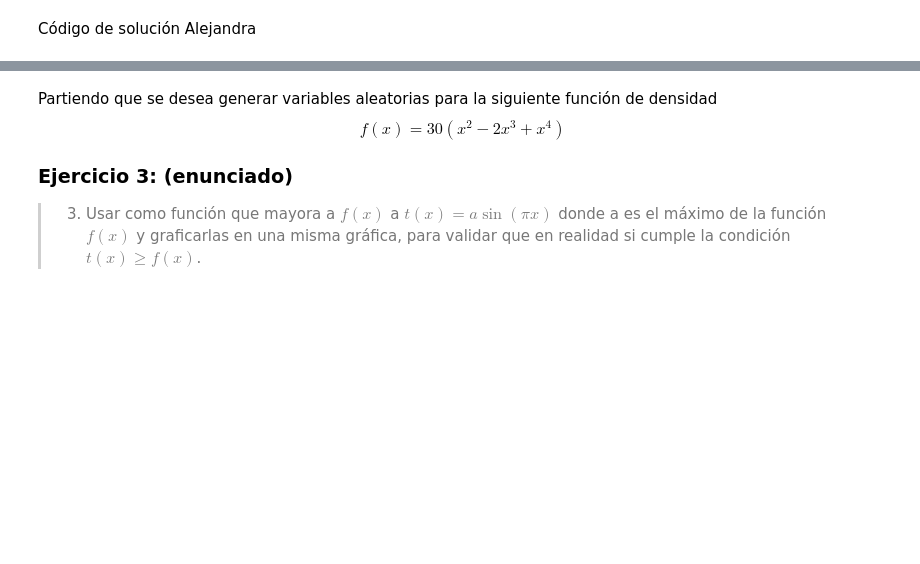
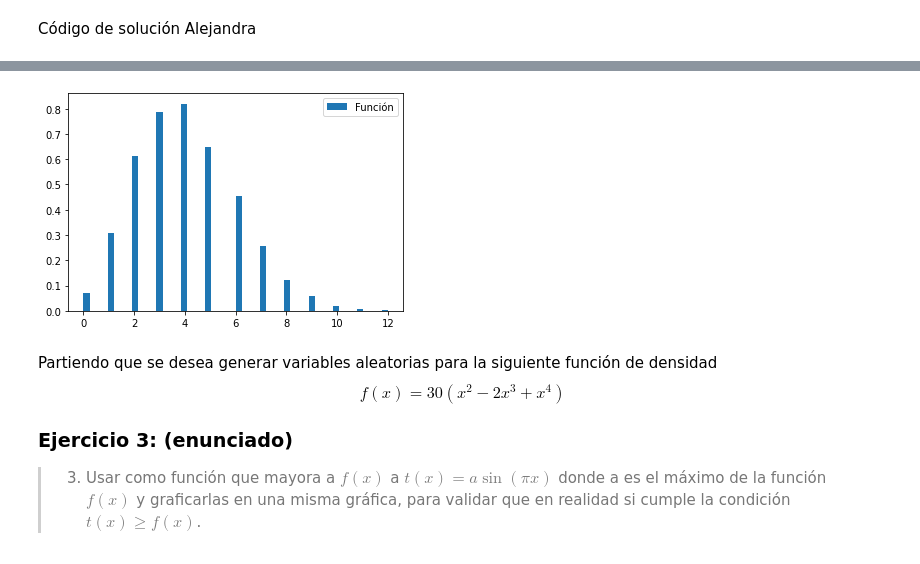
Before and after one commit to diegolazareno/Tarea6_DALopez_ARico, a Jupyter notebook: Tarea6_DALopez_ARico.ipynb, the cells around one changed output, grey strips where cells are left out. Saved outputs shown, nothing was run; the diff lists cells and outputs as text; code cells hidden in the pictures; blank space fills up the shorter version.

```diff
--- a/Tarea6_DALopez_ARico.ipynb
+++ b/Tarea6_DALopez_ARico.ipynb
@@ -95,3 +112,27 @@ Código de solución Alejandra
+# %%
+N = 10000
+n = 12
+l = 4
+var = np.random.rand(N)
+
+def poison(k,l):
+    global vr
+    vr = np.zeros(k)
+    vr[0] = np.exp(-l)
+    def p(i):
+        vr[i+1]=l/(i+1)*vr[i]
+
+    [p(i) for i in range(k-1)]
+    return np.cumsum(vr)
+
+acum = poison(n,l)
+# %%
+p1 = list(map(lambda i:sum(1 for j in acum if j<var[i]),range(N)))
+plt.hist(p1,50,density=True,label='Función')
+plt.legend()
+plt.show()
+# %% [output]
+[figure, added]
 # %% [markdown]
 Partiendo que se desea generar variables aleatorias para la siguiente función de densidad
 $$f(x)=30(x^2-2x^3+x^4)$$
```
Also changed, not shown: parts of 24 cells of this notebook.
